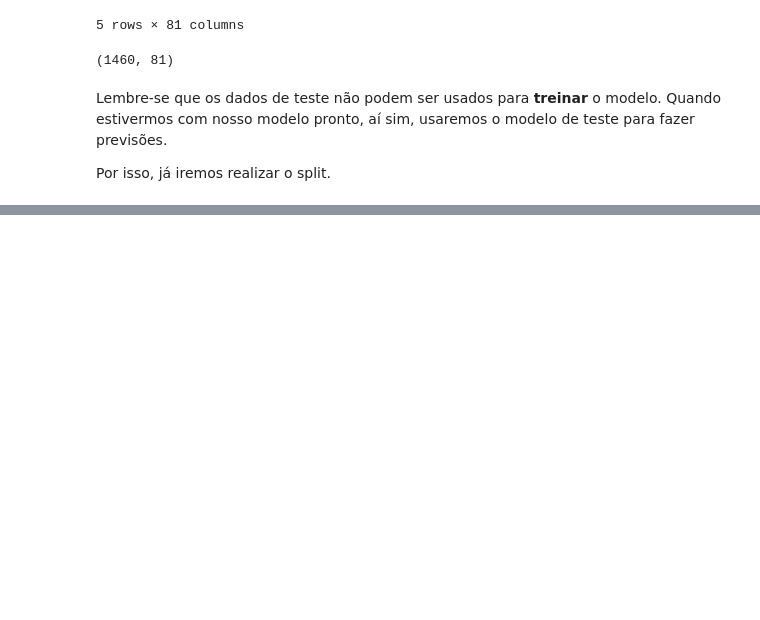
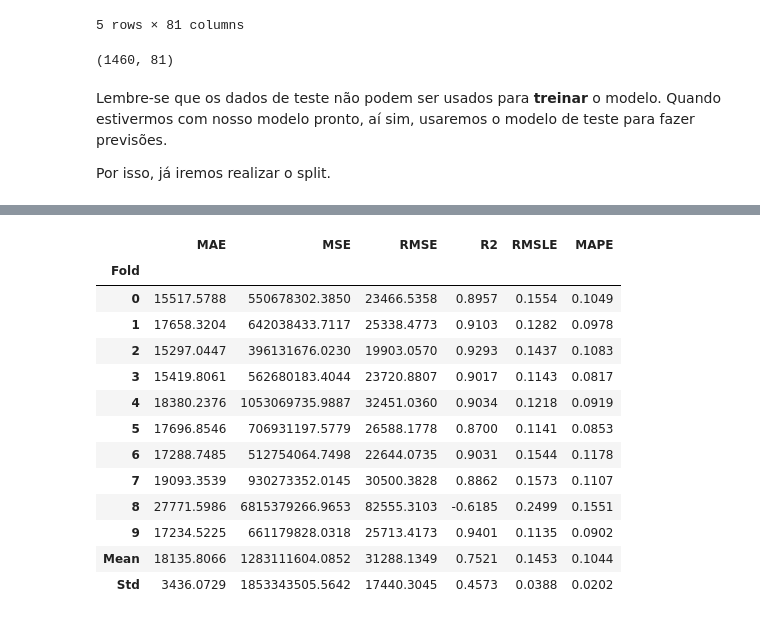
Before and after one commit to JhonnyLimachi/Sigmoidal, a Jupyter notebook: 38_Regressão_com_PyCaret.ipynb, the cells around one changed output, grey strips where cells are left out. Drawn from its saved outputs; the diff is of its cells as text; code cells hidden in the pictures; blank space fills up the shorter version.

```diff
--- a/38_Regressão_com_PyCaret.ipynb
+++ b/38_Regressão_com_PyCaret.ipynb
@@ -65,0 +240,4 @@ Por isso, já iremos realizar o split.
+# %%
+# instanciando o modelo
+gbr = create_model('gbr')
+# %% [output]
@@ -65,0 +245,14 @@ Por isso, já iremos realizar o split.
+|  | MAE | MSE | RMSE | R2 | RMSLE | MAPE |
+| Fold |  |  |  |  |  |  |
+| 0 | 15517.5788 | 550678302.3850 | 23466.5358 | 0.8957 | 0.1554 | 0.1049 |
+| 1 | 17658.3204 | 642038433.7117 | 25338.4773 | 0.9103 | 0.1282 | 0.0978 |
+| 2 | 15297.0447 | 396131676.0230 | 19903.0570 | 0.9293 | 0.1437 | 0.1083 |
+| 3 | 15419.8061 | 562680183.4044 | 23720.8807 | 0.9017 | 0.1143 | 0.0817 |
+| 4 | 18380.2376 | 1053069735.9887 | 32451.0360 | 0.9034 | 0.1218 | 0.0919 |
+| 5 | 17696.8546 | 706931197.5779 | 26588.1778 | 0.8700 | 0.1141 | 0.0853 |
+| 6 | 17288.7485 | 512754064.7498 | 22644.0735 | 0.9031 | 0.1544 | 0.1178 |
+| 7 | 19093.3539 | 930273352.0145 | 30500.3828 | 0.8862 | 0.1573 | 0.1107 |
+| 8 | 27771.5986 | 6815379266.9653 | 82555.3103 | -0.6185 | 0.2499 | 0.1551 |
+| 9 | 17234.5225 | 661179828.0318 | 25713.4173 | 0.9401 | 0.1135 | 0.0902 |
+| Mean | 18135.8066 | 1283111604.0852 | 31288.1349 | 0.7521 | 0.1453 | 0.1044 |
+| Std | 3436.0729 | 1853343505.5642 | 17440.3045 | 0.4573 | 0.0388 | 0.0202 |
```
Also changed, not shown: parts of 20 cells of this notebook.
